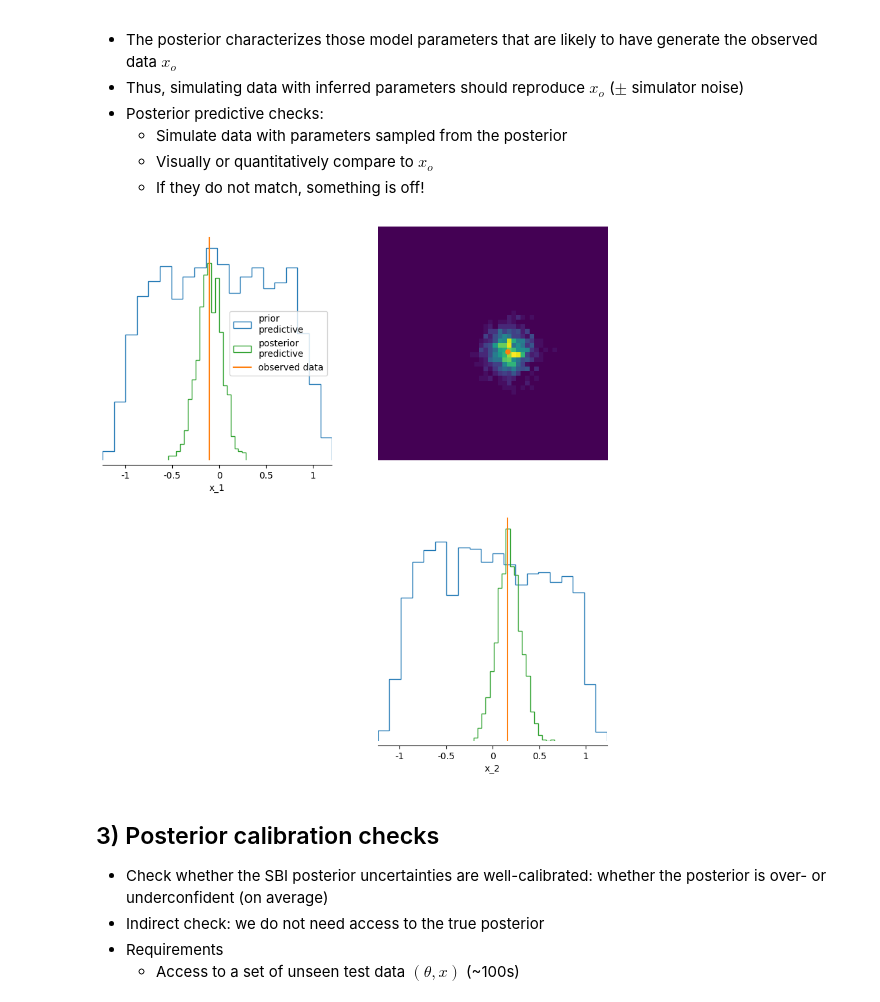
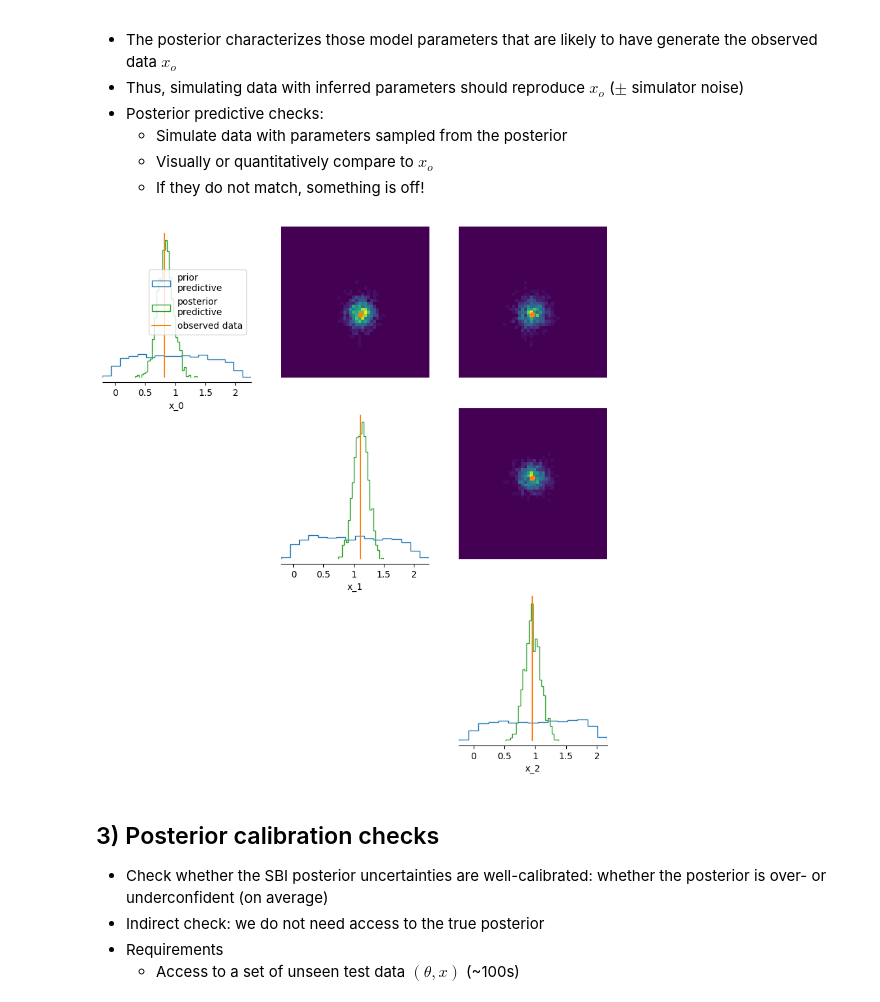
Before and after one commit to aai-institute/tfl-training-sbi, a Jupyter notebook: docs/_static/jupyter_book/_sources/nb_05_evaluation_of_sbi.ipynb, the cells around one changed output. Drawn from its saved outputs; the diff is of its cells as text; code cells hidden in the pictures.

```diff
--- a/docs/_static/jupyter_book/_sources/nb_05_evaluation_of_sbi.ipynb
+++ b/docs/_static/jupyter_book/_sources/nb_05_evaluation_of_sbi.ipynb
@@ -89,10 +97,10 @@ from sbi.analysis import pairplot
 # %%
 def simulator(theta: Tensor, simulator_scale: float = 0.1) -> Tensor:
-    return simulator_scale * torch.randn_like(theta) + theta
+    return torch.ones_like(theta) + theta + simulator_scale * torch.randn_like(theta)
 
 # choose prior
-dim = 2
-prior = BoxUniform(-ones(dim), ones(dim))
+num_dims = 3
+prior = BoxUniform(-ones(num_dims), ones(num_dims))
 
 # run simulations
 num_simulations = 2000
@@ -122,13 +130,13 @@ plt.legend(["training", "validation"], fontsize=fontsize);
 
 Parameter space
 # %%
-theta_o = zeros(dim)
+theta_o = zeros(num_dims)
 x_o = simulator(theta_o)
 num_samples = 1000
 posterior_samples = posterior.sample((num_samples,), x=x_o)
 
 pairplot([theta, posterior_samples], points=theta_o,
-         labels=["theta 1", "theta 2"], samples_labels=["prior", "posterior"],
-         points_labels=["true theta"], legend=True, hist_diag=dict(bins=20), figsize=(8, 8),
+         labels=[f"theta {i}" for i in range(num_dims)], samples_labels=["prior", "posterior"],
+         points_labels=["true theta"], legend=True, hist_diag=dict(bins="auto", density=True), figsize=(8, 8),
         );
 # %% [output]
@@ -144,12 +152,12 @@ pairplot([theta, posterior_samples], points=theta_o,
     - If they do not match, something is off!
 # %%
 posterior_predictive_samples = simulator(posterior_samples)
-pairplot([x, posterior_predictive_samples], points=x_o, labels=["x_1", "x_2"], legend=True,
+pairplot([x, posterior_predictive_samples], points=x_o, labels=[f"x_{i}" for i in range(num_dims)], legend=True,
          samples_labels=["prior\npredictive", "posterior\npredictive"], points_labels=["observed data"],
-         hist_diag=dict(bins=20),
+         hist_diag=dict(bins="auto", density=True),
         );
 # %% [output]
-[figure, old version]
+[figure, new version]
 # %% [markdown]
 ## 3) Posterior calibration checks
 
```
Also changed, not shown: parts of 23 cells of this notebook, 46 other files.
